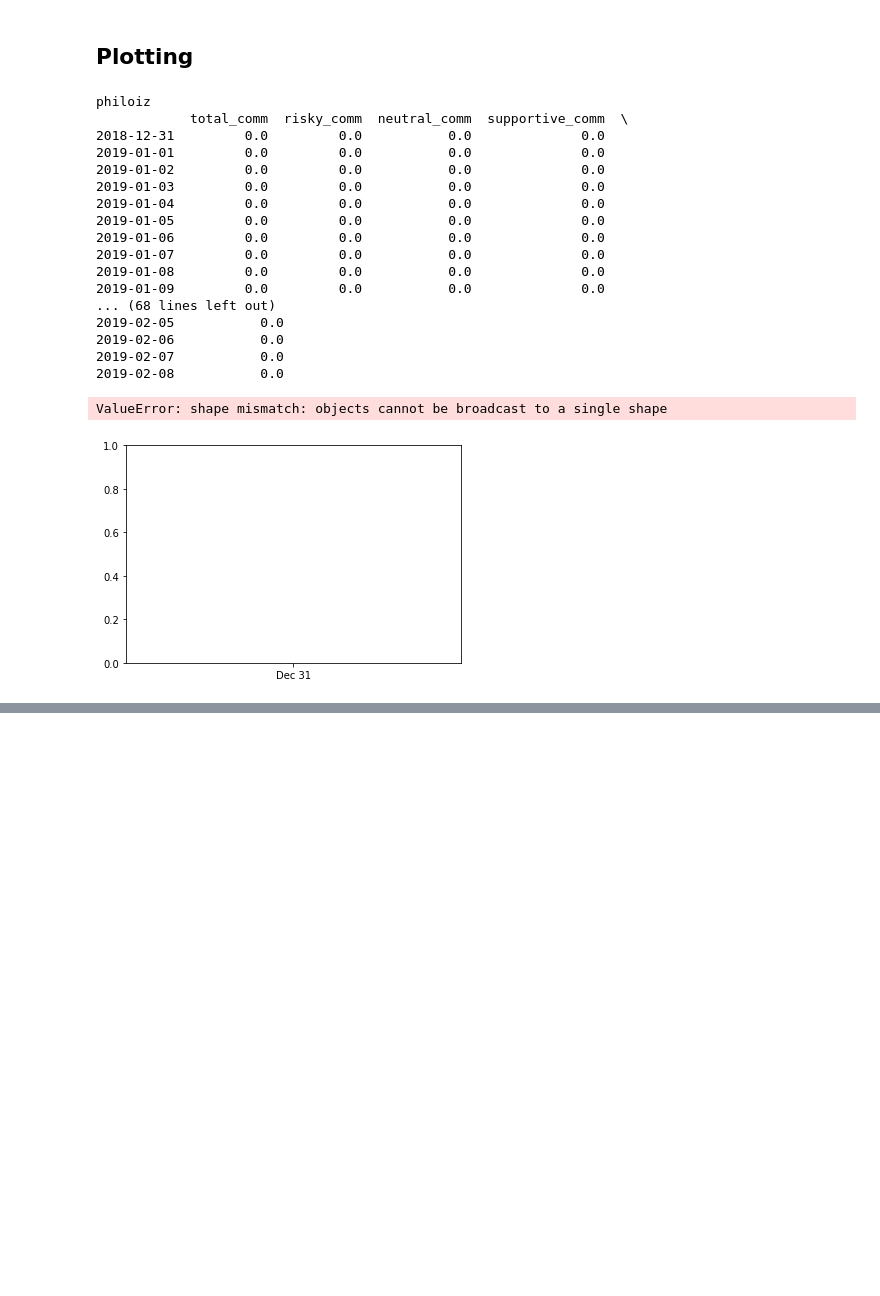
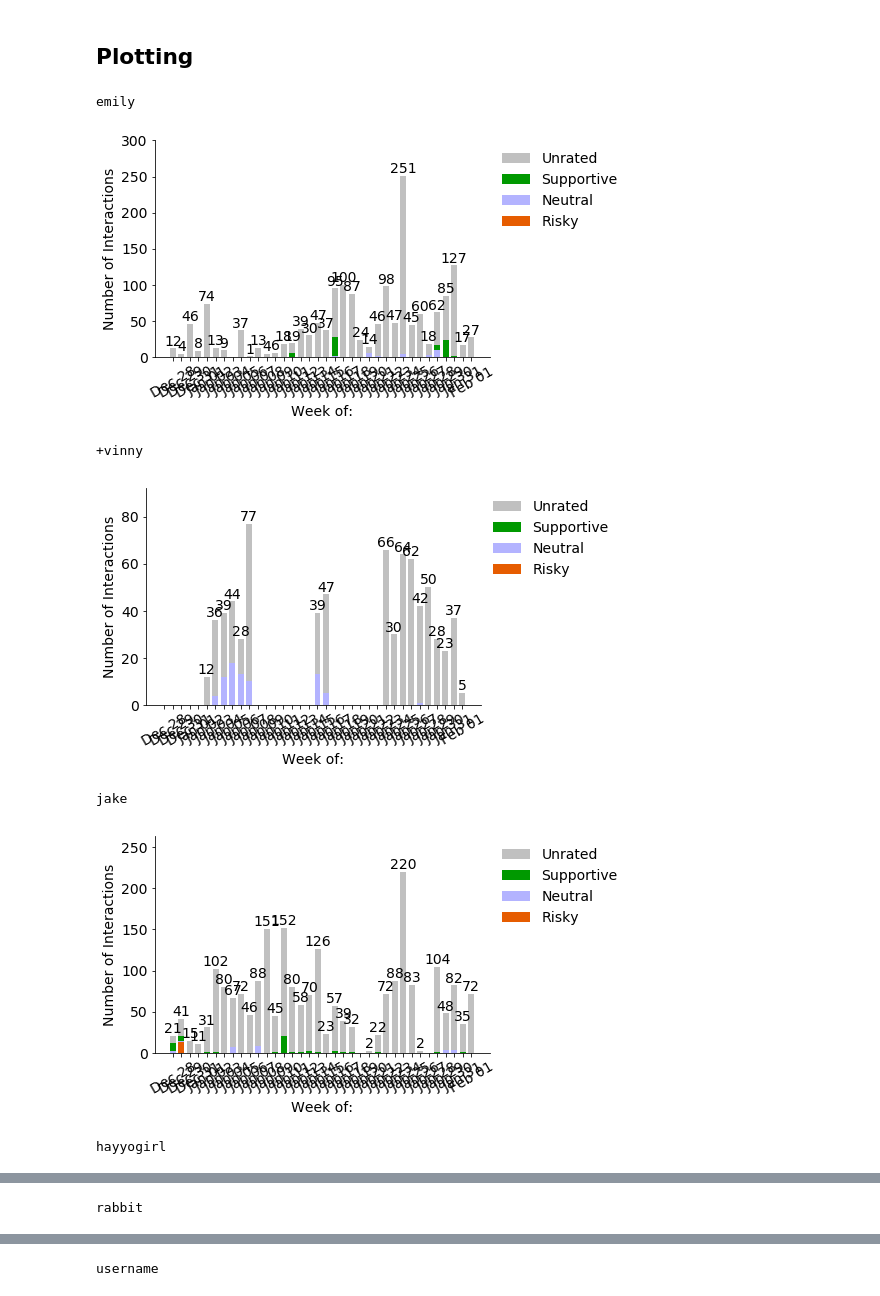
Before and after one commit to HeyCharlie2016/analysis, a Jupyter notebook: notebooks/FirebaseCommAnalyses.ipynb, the cells around one changed output, grey strips where cells are left out. Cells and saved outputs as stored; diff of their text form; code cells hidden in the pictures; blank space fills up the shorter version.

Commit message:
Working on Firebase Comm analysis

```diff
--- a/notebooks/FirebaseCommAnalyses.ipynb
+++ b/notebooks/FirebaseCommAnalyses.ipynb
@@ -118,0 +105,9 @@ for username in usernames:
+# %%
+from google.cloud import bigquery
+
+import pathlib # __file__ isn't recognized in Jupyter, so we need this to get the root path
+path = pathlib.Path.cwd()
+PROJ_ROOT = path.parent
+
+accountkeyfile = str(PROJ_ROOT.parent / 'credentials\GoogleServiceAccountKeyFile.json')
+client = bigquery.Client.from_service_account_json(accountkeyfile)
@@ -163,30 +192,19 @@ chart_path = os.path.join(PROJ_ROOT,
 # print(comm_days_line_chart_data[(comm_days_line_chart_data.index >= min(date_indices))])
 # %%
 comm_vol_bar_chart_cols = ['total_comm', 'risky_comm', 'neutral_comm', 'supportive_comm', 'unrated_comm']
+date_indices = pd.date_range(today - dt.timedelta(35), today + dt.timedelta(0), freq='D')
 
 for username in usernames:
     print(username)
     comm_vol_bar_chart_data = daily_comm_dict[username][comm_vol_bar_chart_cols]
-    print(comm_vol_bar_chart_data[comm_vol_bar_chart_data.index >= date_indices[0]])
+#     print(comm_vol_bar_chart_data[comm_vol_bar_chart_data.index >= date_indices[0]])
     comm_vol_bar_chart_data = comm_vol_bar_chart_data[(comm_vol_bar_chart_data.index >= date_indices[0]) & (comm_vol_bar_chart_data.index <= date_indices[-1])]
     generate_report_charts.comm_vol_bar_chart([username], date_indices, comm_vol_bar_chart_data, chart_path, show=True)
 # %% [output]
-philoiz
-            total_comm  risky_comm  neutral_comm  supportive_comm  \
-2018-12-31         0.0         0.0           0.0              0.0
-2019-01-01         0.0         0.0           0.0              0.0
-2019-01-02         0.0         0.0           0.0              0.0
-2019-01-03         0.0         0.0           0.0              0.0
-2019-01-04         0.0         0.0           0.0              0.0
-2019-01-05         0.0         0.0           0.0              0.0
-2019-01-06         0.0         0.0           0.0              0.0
-2019-01-07         0.0         0.0           0.0              0.0
-2019-01-08         0.0         0.0           0.0              0.0
-2019-01-09         0.0         0.0           0.0              0.0
-... (68 lines left out)
-2019-02-05           0.0
-2019-02-06           0.0
-2019-02-07           0.0
-2019-02-08           0.0
+emily
+[figure, new version]
-ValueError: shape mismatch: objects cannot be broadcast to a single shape
++vinny
-[figure, old version]
+[figure, added]
+jake
+[figure, added]
+hayyogirl
@@ -192,0 +212 @@ ValueError: shape mismatch: objects cannot be broadcast to a single shape
+rabbit
@@ -192,0 +214 @@ ValueError: shape mismatch: objects cannot be broadcast to a single shape
+username
```
Also changed, not shown: parts of 10 cells of this notebook, 1 other file.
